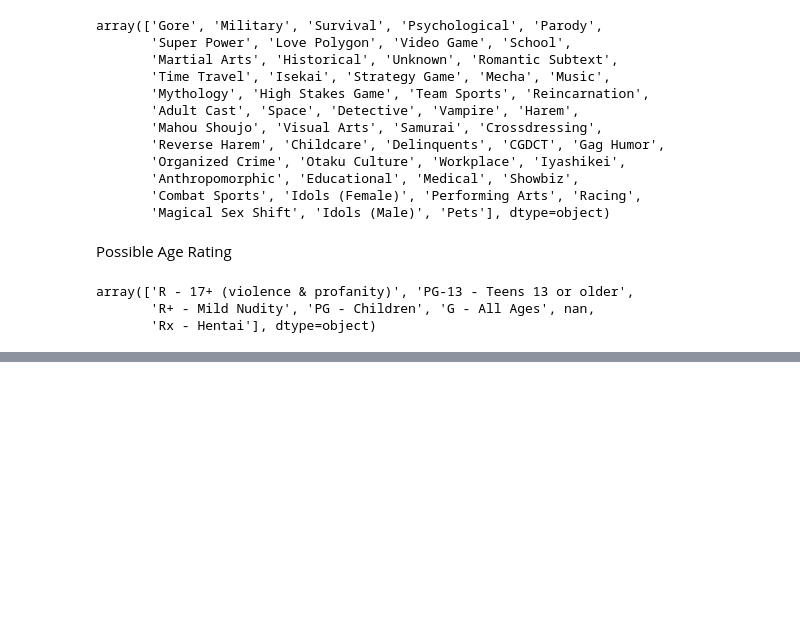
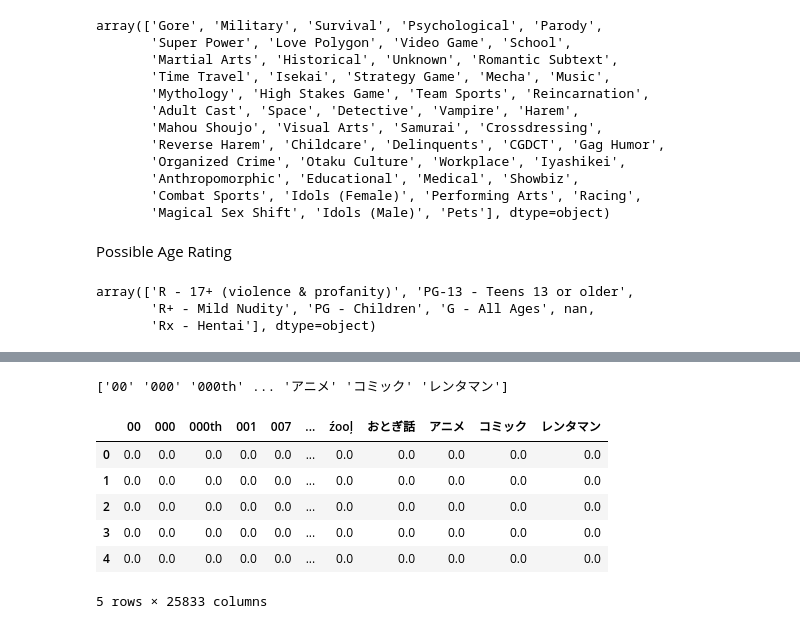
Before and after one commit to 68freeworld/Anime-Recommendation-Model, a Jupyter notebook: anime.ipynb, the cells around one changed output, grey strips where cells are left out. Drawn from its saved outputs; the diff is of its cells as text; code cells hidden in the pictures; blank space fills up the shorter version.

Commit message:
Content_based added
TF-IDF done to calculate similarities between a show you choose and all other shows.

```diff
--- a/anime.ipynb
+++ b/anime.ipynb
@@ -87,3 +93,6 @@ possible_dem
 array(['R - 17+ (violence & profanity)', 'PG-13 - Teens 13 or older',
        'R+ - Mild Nudity', 'PG - Children', 'G - All Ages', nan,
        'Rx - Hentai'], dtype=object)
+# %%
+df_content = anime_df[["English", "Synopsis"]]
+df_content.head()
@@ -89,0 +106,29 @@ array(['R - 17+ (violence & profanity)', 'PG-13 - Teens 13 or older',
+# %%
+# Instantiate a TfidfVectorizer with parameters to remove stop words and filter out very common/rare terms
+vectorizer = TfidfVectorizer(min_df=2, max_df=0.7, stop_words='english')
+# %%
+# Fit the vectorizer on the 'plot' column and transform the text into TF-IDF vectors
+vectorized_data = vectorizer.fit_transform(df_content['Synopsis'])
+# %%
+# Explore the generated features (vocabulary terms)
+print(vectorizer.get_feature_names_out())
+#some japanese words here
+# %% [output]
+['00' '000' '000th' ... 'アニメ' 'コミック' 'レンタマン']
+# %%
+# Convert the TF-IDF sparse matrix to a DataFrame with feature names as columns
+tfidf_df = pd.DataFrame(
+    vectorized_data.toarray(),
+    columns=vectorizer.get_feature_names_out()
+)
+# %%
+tfidf_df.head()
+# max columns LOOOOL
+# %% [output]
+|  | 00 | 000 | 000th | 001 | 007 | ... | źooļ | おとぎ話 | アニメ | コミック | レンタマン |
+| 0 | 0.0 | 0.0 | 0.0 | 0.0 | 0.0 | ... | 0.0 | 0.0 | 0.0 | 0.0 | 0.0 |
+| 1 | 0.0 | 0.0 | 0.0 | 0.0 | 0.0 | ... | 0.0 | 0.0 | 0.0 | 0.0 | 0.0 |
+| 2 | 0.0 | 0.0 | 0.0 | 0.0 | 0.0 | ... | 0.0 | 0.0 | 0.0 | 0.0 | 0.0 |
+| 3 | 0.0 | 0.0 | 0.0 | 0.0 | 0.0 | ... | 0.0 | 0.0 | 0.0 | 0.0 | 0.0 |
+| 4 | 0.0 | 0.0 | 0.0 | 0.0 | 0.0 | ... | 0.0 | 0.0 | 0.0 | 0.0 | 0.0 |
+5 rows × 25833 columns
```
Also changed, not shown: parts of 11 cells of this notebook.
